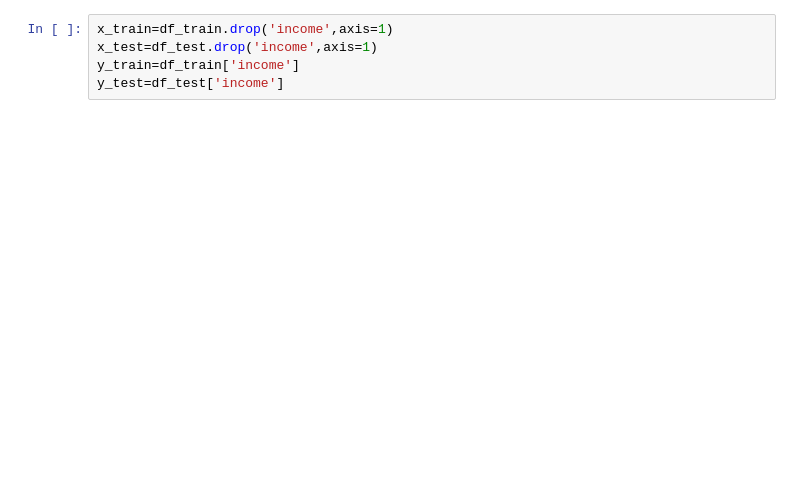
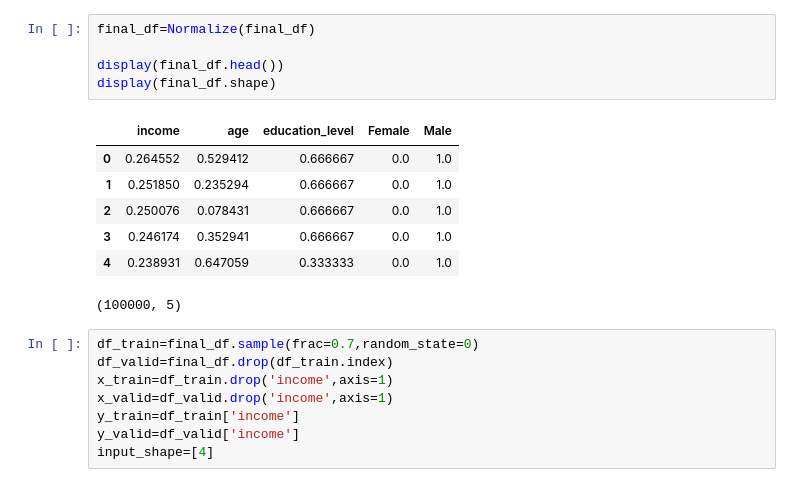
Before and after one commit to 4nuragb/acerta-abide, a Jupyter notebook: predicting-income-from-annual-sales-report.ipynb, the cells around one changed output. Drawn from its saved outputs; the diff is of its cells as text; blank space fills up the shorter version.

```diff
--- a/predicting-income-from-annual-sales-report.ipynb
+++ b/predicting-income-from-annual-sales-report.ipynb
@@ -46,8 +46,24 @@ df_test=NormalizeData(df_test)
+# %%
+final_df=Normalize(final_df)
+
+display(final_df.head())
+display(final_df.shape)
+# %% [output]
+|  | income | age | education_level | Female | Male |
+| 0 | 0.264552 | 0.529412 | 0.666667 | 0.0 | 1.0 |
+| 1 | 0.251850 | 0.235294 | 0.666667 | 0.0 | 1.0 |
+| 2 | 0.250076 | 0.078431 | 0.666667 | 0.0 | 1.0 |
+| 3 | 0.246174 | 0.352941 | 0.666667 | 0.0 | 1.0 |
+| 4 | 0.238931 | 0.647059 | 0.333333 | 0.0 | 1.0 |
+(100000, 5)
 # %%
+df_train=final_df.sample(frac=0.7,random_state=0)
+df_valid=final_df.drop(df_train.index)
 x_train=df_train.drop('income',axis=1)
-x_test=df_test.drop('income',axis=1)
+x_valid=df_valid.drop('income',axis=1)
 y_train=df_train['income']
-y_test=df_test['income']
+y_valid=df_valid['income']
+input_shape=[4]
 # %%
 from tensorflow import keras
 from tensorflow.keras import layers
```
Also changed, not shown: parts of 10 cells of this notebook.
